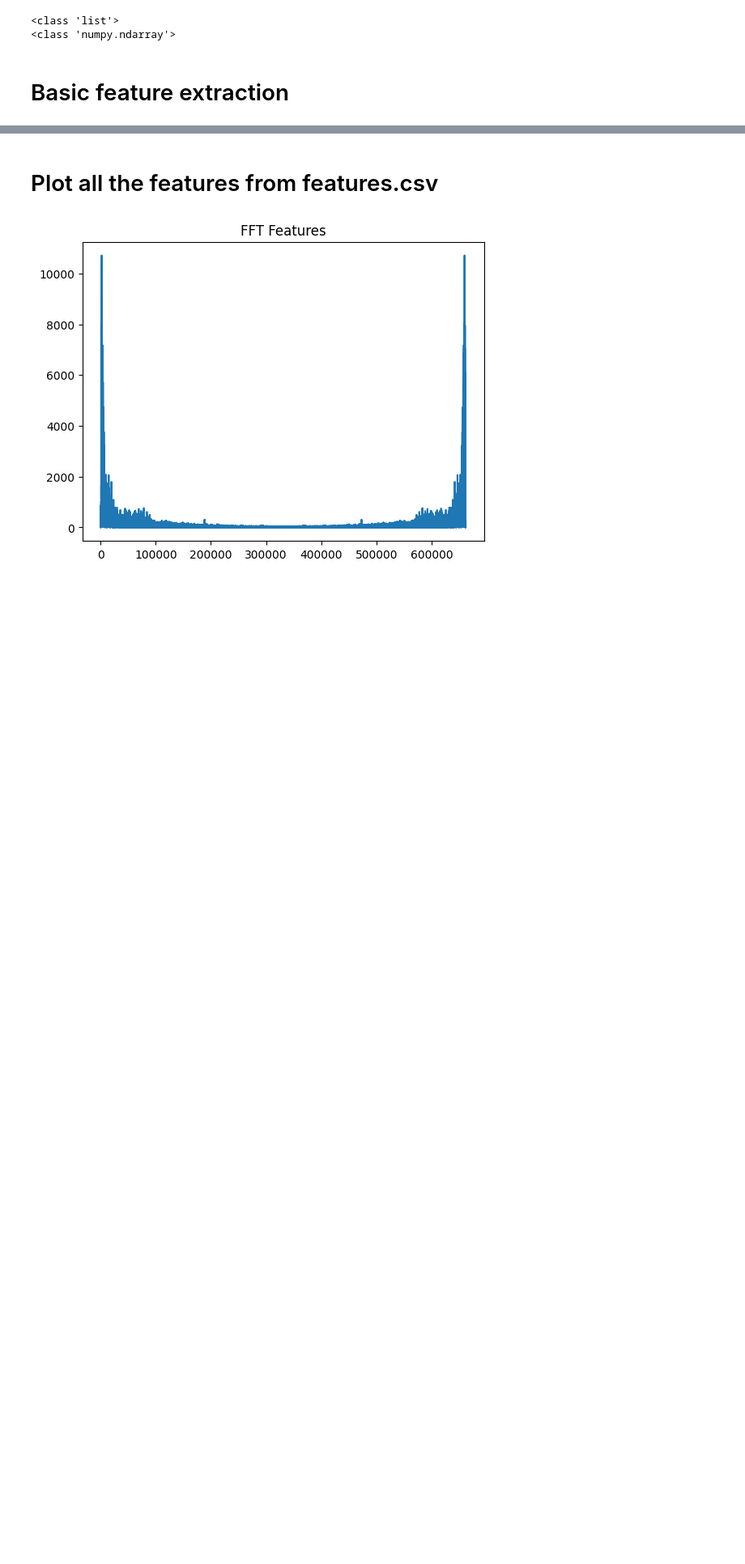
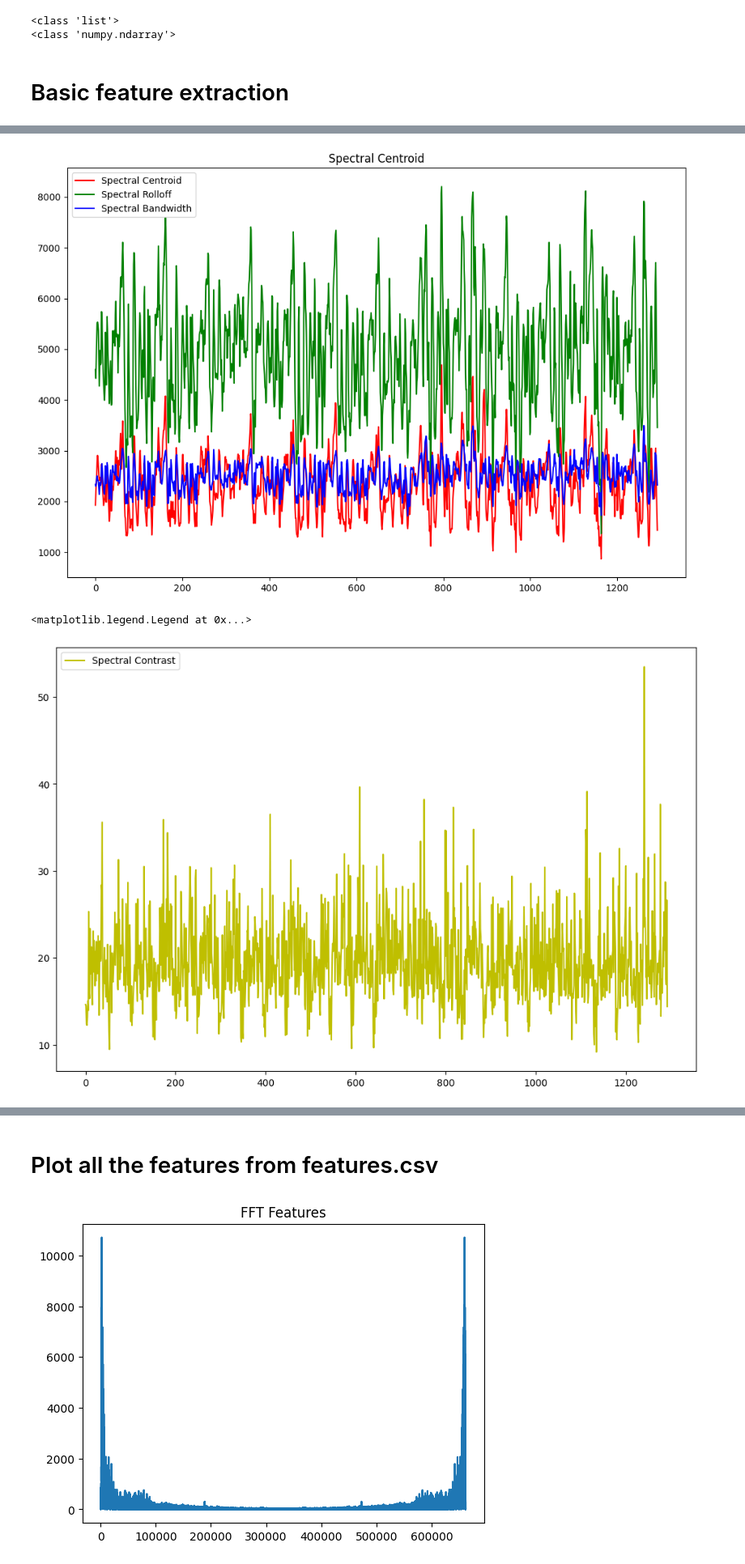
Before and after one commit to swimmingpeas/378-Project, a Jupyter notebook: model.ipynb, the cells around one changed output, grey strips where cells are left out. Shown at 81% size. Drawn from its saved outputs; the diff is of its cells as text; code cells hidden in the pictures; blank space fills up the shorter version.

```diff
--- a/model.ipynb
+++ b/model.ipynb
@@ -137,0 +124,22 @@ df.to_csv('features/min_values.csv', index=False)
+# %%
+# plot the spectral centroid
+plt.figure(figsize=(12, 8))
+plt.plot(centroids[0][0], color='r')
+plt.plot(rolloffs[0][0], color='g')
+plt.plot(bandwidths[0][0], color='b')
+plt.legend(('Spectral Centroid', 'Spectral Rolloff', 'Spectral Bandwidth'))
+plt.title('Spectral Centroid')
+plt.show()
+
+plt.figure(figsize=(12, 8))
+plt.plot(contrasts[0][0], color='y')
+plt.legend(('Spectral Contrast', 'Spectral Flatness', 'Spectral RMS'))
+
+plt.figure(figsize=(12, 8))
+plt.plot(flatnesses[0][0], color='y')
+plt.plot(rms[0][0], color='c')
+plt.legend(('Spectral flatness', 'Spectral RMS'))
+# %% [output]
+[figure, added]
+<matplotlib.legend.Legend at 0x...>
+[figure, added]
```
Also changed, not shown: parts of 8 cells of this notebook, 11 other files.
